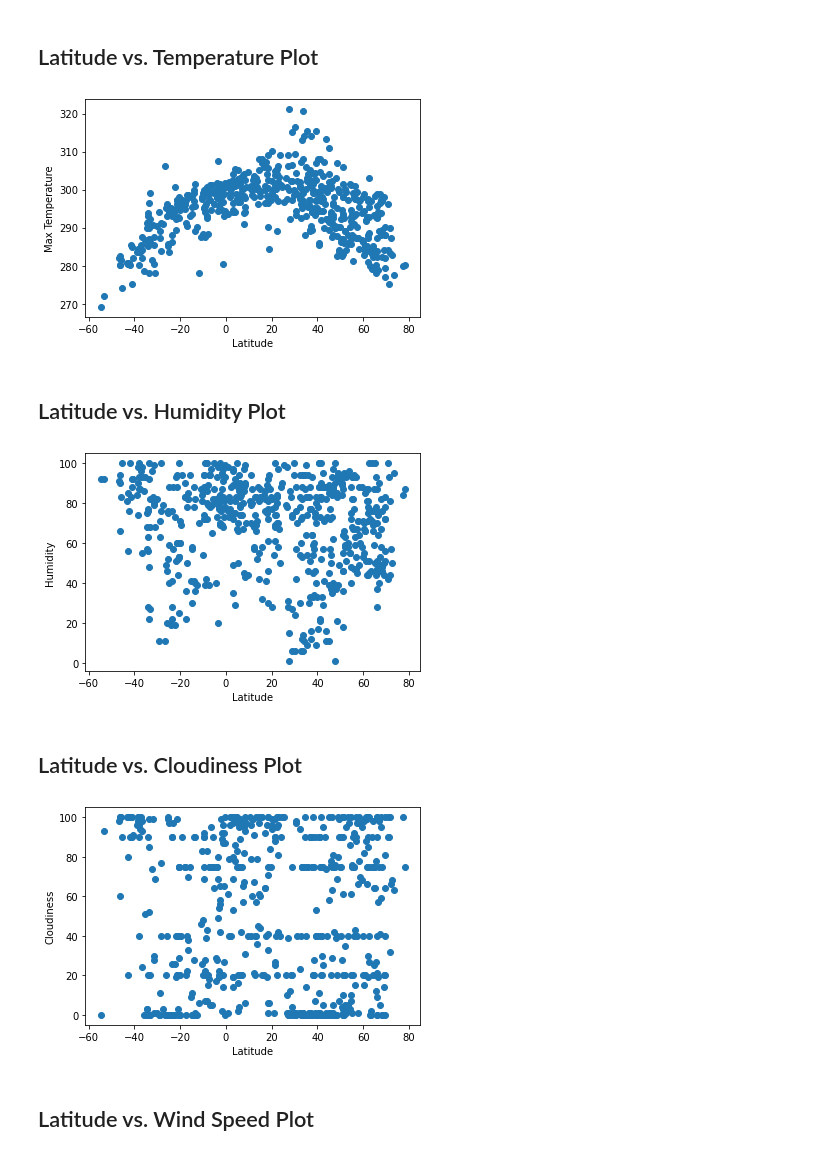
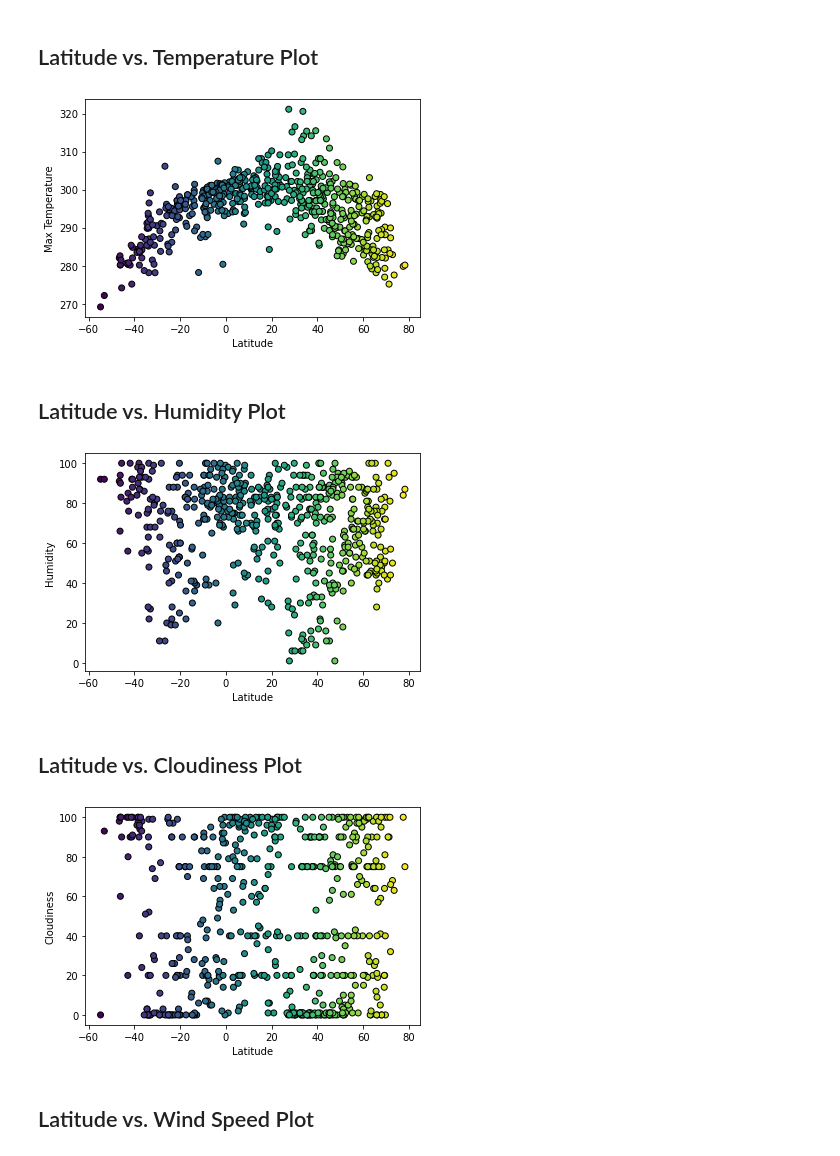
Before and after one commit to armywalrus/Global-Weather_Model-APIs-Python, a Jupyter notebook: WeatherPy/WeatherPy.ipynb, the cells around one changed output. Saved outputs shown, nothing was run; the diff lists cells and outputs as text; code cells hidden in the pictures.

Commit message:
added color to first four scatter plots

```diff
--- a/WeatherPy/WeatherPy.ipynb
+++ b/WeatherPy/WeatherPy.ipynb
@@ -213,39 +212,42 @@ weather_data["Wind Speed"] = pd.to_numeric(weather_data["Wind Speed"], errors='c
 scatter_one = plt.figure()
 x_values = weather_data['Latitude']
 y_values = weather_data['Max Temperature']
+t = x_values
+plt.scatter(x_values, y_values, c=t, cmap='viridis', edgecolors='black')
 plt.title = ("City Latitude vs Max Temperature (7/20/2020)")
-plt.scatter(x_values,y_values)
 plt.xlabel('Latitude')
 plt.ylabel('Max Temperature')
 plt.show()
 # %% [output]
-[figure, old version]
+[figure, new version]
 # %% [markdown]
 ## Latitude vs. Humidity Plot
 # %%
 scatter_two = plt.figure()
 x_values = weather_data['Latitude']
 y_values = weather_data['Humidity']
-plt.scatter(x_values,y_values)
+t = x_values
+plt.scatter(x_values, y_values, c=t, cmap='viridis', edgecolors='black')
 plt.title = ("City Latitude vs Humidity (7/20/2020)")
 plt.xlabel('Latitude')
 plt.ylabel('Humidity')
 plt.show()
 # %% [output]
-[figure, old version]
+[figure, new version]
 # %% [markdown]
 ## Latitude vs. Cloudiness Plot
 # %%
 scatter_three = plt.figure()
 x_values = weather_data['Latitude']
 y_values = weather_data['Cloudiness']
-plt.scatter(x_values,y_values)
+t = x_values
+plt.scatter(x_values, y_values, c=t, cmap='viridis', edgecolors='black')
 plt.title = ("City Latitude vs Cloudiness (7/20/2020)")
 plt.xlabel('Latitude')
 plt.ylabel('Cloudiness')
 plt.show()
 # %% [output]
-[figure, old version]
+[figure, new version]
 # %% [markdown]
 ## Latitude vs. Wind Speed Plot
 # %%
```
Also changed, not shown: parts of 2 cells of this notebook.
